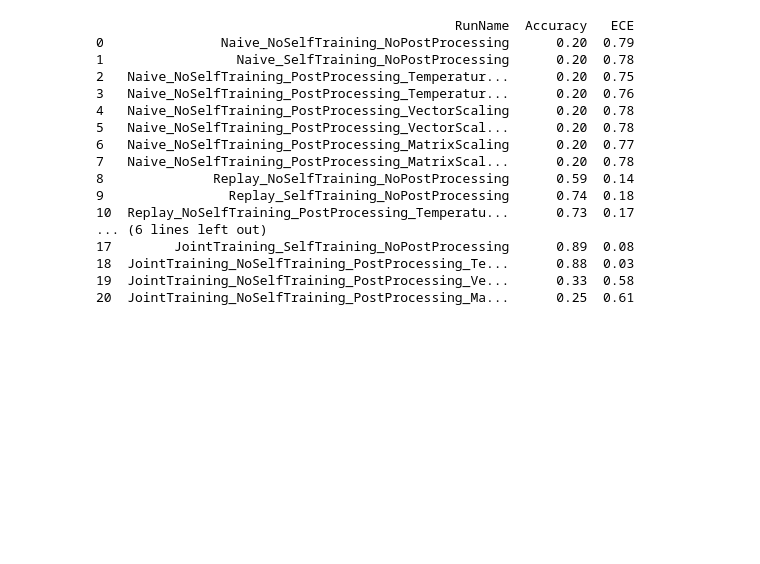
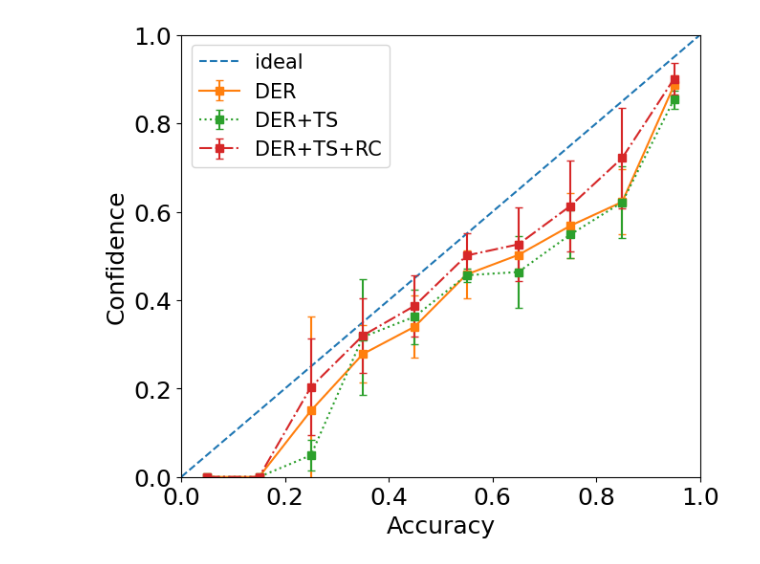
Before and after one commit to lilanpei/Continual-Calibration, a Jupyter notebook: EuroSAT_metrics_plots.ipynb, the cells around one changed output. Cells and saved outputs as stored; diff of their text form; code cells hidden in the pictures; blank space fills up the shorter version.

```diff
--- a/EuroSAT_metrics_plots.ipynb
+++ b/EuroSAT_metrics_plots.ipynb
@@ -1,7 +1,15 @@
 # %%
 import pickle
 import numpy as np
+import matplotlib
 import matplotlib.pyplot as plt
+import matplotlib.colors as mcolors
 import pandas as pd
-from matplotlib.pyplot import cm
+
+matplotlib.rcParams.update({'font.size': 18})
+# %%
+NUM_BINS = 10
+# plot_colors = [mcolors.BASE_COLORS[x] for x in mcolors.BASE_COLORS.keys()]
+plot_colors = [mcolors.TABLEAU_COLORS[x] for x in mcolors.TABLEAU_COLORS.keys()]*2
+line_styles = ["--", "-", ":", "-.", (0, (3, 5, 1, 5, 1, 5)), (0, (3, 1, 1, 1, 1, 1))]*2
 # %%
@@ -107,7 +273,8 @@ for k, name in run2name.items():
             for j in range(i+1):
                 # print(i, j, metric_str + f"{j:03d}", cur_exp_dict[metric_str + f"{j:03d}"])
                 cur_exp_ece += cur_exp_dict[metric_str + f"{j:03d}"]
-            m.append(cur_exp_ece/(i+1))
+            # m.append(cur_exp_ece/(i+1))
+            m.append((cur_exp_ece/(i+1))*100)
 
         # duplicate for JointTraining
         if len(m) < NUM_EXPERIENCES:
@@ -209,28 +417,24 @@ The PostScript backend does not support transparency; partially transparent arti
-# %%
-# TABLE : average accuracy/ece on all experiences at the end of training
-
-table_data = []
-for (n, acc), (_, ece) in zip(final_accuracy, final_ece):
-    table_data.append((run2label[n], round(acc, 2), round(ece,2)))
-
-dt = pd.DataFrame(table_data, columns=["RunName", "Accuracy", "ECE"])
-print(dt)
-# %% [output]
-                                              RunName  Accuracy   ECE
-0               Naive_NoSelfTraining_NoPostProcessing      0.20  0.79
-1                 Naive_SelfTraining_NoPostProcessing      0.20  0.78
-2   Naive_NoSelfTraining_PostProcessing_Temperatur...      0.20  0.75
-3   Naive_NoSelfTraining_PostProcessing_Temperatur...      0.20  0.76
-4   Naive_NoSelfTraining_PostProcessing_VectorScaling      0.20  0.78
-5   Naive_NoSelfTraining_PostProcessing_VectorScal...      0.20  0.78
-6   Naive_NoSelfTraining_PostProcessing_MatrixScaling      0.20  0.77
-7   Naive_NoSelfTraining_PostProcessing_MatrixScal...      0.20  0.78
-8              Replay_NoSelfTraining_NoPostProcessing      0.59  0.14
-9                Replay_SelfTraining_NoPostProcessing      0.74  0.18
-10  Replay_NoSelfTraining_PostProcessing_Temperatu...      0.73  0.17
-... (6 lines left out)
-17        JointTraining_SelfTraining_NoPostProcessing      0.89  0.08
-18  JointTraining_NoSelfTraining_PostProcessing_Te...      0.88  0.03
-19  JointTraining_NoSelfTraining_PostProcessing_Ve...      0.33  0.58
-20  JointTraining_NoSelfTraining_PostProcessing_Ma...      0.25  0.61
+# %%
+plt.figure(figsize=(7, 6))
+plt.plot([0, 1], [0, 1], linestyle=line_styles[0], label='ideal', color=plot_colors[0])
+for i, (name, (means, stds)) in enumerate(rel_plot_data.items()):
+    plt.errorbar(bins, means, yerr=stds, marker="s", linestyle=line_styles[i+1], capsize=3, capthick=1, color=plot_colors[i+1], label=name)
+
+    # plt.plot(bins, means, color=valid_colors[i], label=name)
+    # l = [means[i] - stds[i] for i in range(len(means))]
+    # u = [means[i] + stds[i] for i in range(len(means))]
+    # plt.fill_between(bins, l, u, alpha=0.3, color=valid_colors[i])
+
+plt.legend(loc='best', fontsize='small')
+# plt.title(f'{DATASET} - Reliability Diagram')
+plt.xlabel('Accuracy')
+plt.ylabel('Confidence')
+plt.xlim(0, 1)
+plt.ylim(0, 1)
+# plt.savefig(f'./mnt/imgs/{str.lower(DATASET)}_naive_reldiag.png', dpi=600)
+# plt.savefig(f'./mnt/imgs/{str.lower(DATASET)}_replay_reldiag.png', dpi=600)
+plt.savefig(f'./mnt/imgs/{str.lower(DATASET)}_der_reldiag.png', dpi=600)
+plt.show()
+# %% [output]
+[figure, added]
 # %%
```
Also changed, not shown: parts of 10 cells of this notebook, 10 other files.
